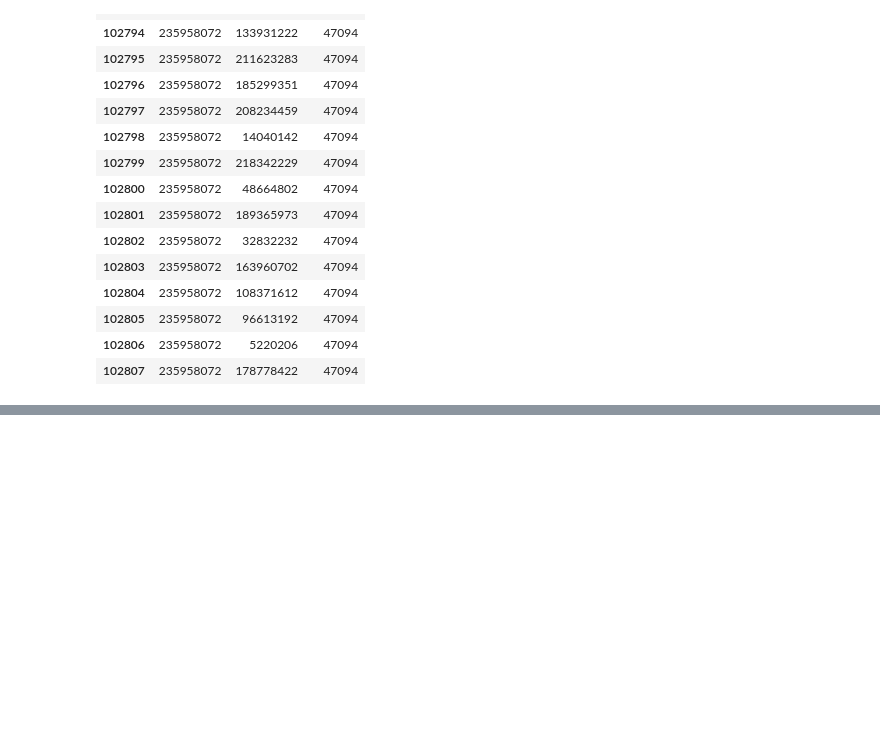
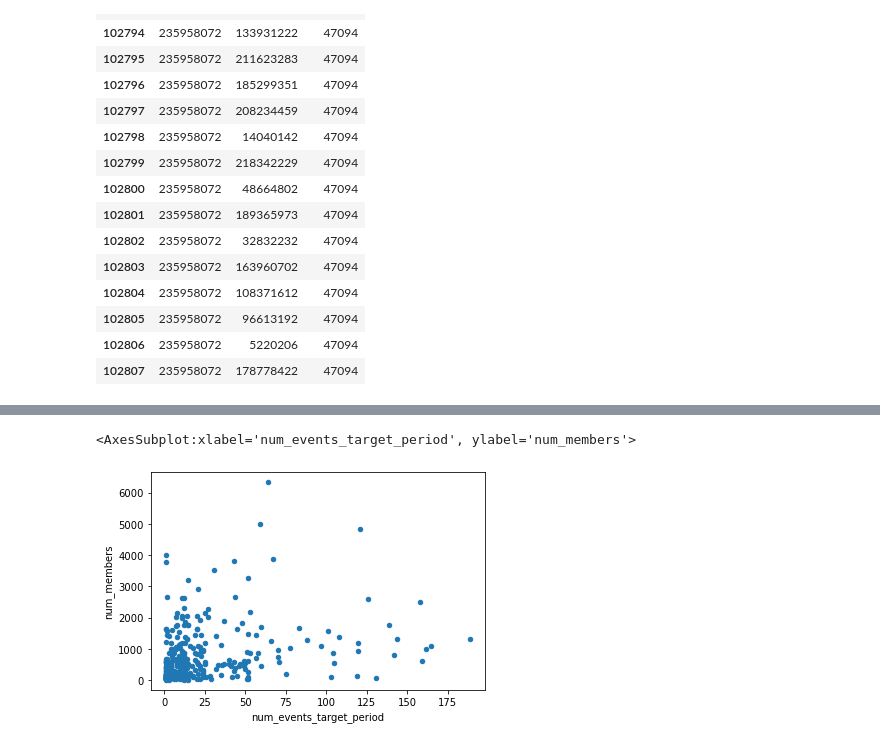
Before and after one commit to jamesreno2/python_project_eda, a Jupyter notebook: Python_project_eda.ipynb, the cells around one changed output, grey strips where cells are left out. Saved outputs shown, nothing was run; the diff lists cells and outputs as text; code cells hidden in the pictures; blank space fills up the shorter version.

```diff
--- a/Python_project_eda.ipynb
+++ b/Python_project_eda.ipynb
@@ -379,0 +427,2 @@ dtype: object
+# %%
+meta_groups_i=meta_groups.loc[meta_groups['first_event']<(max(meta_events['time_ts']).round('d')-pd.DateOffset(months=12))]
@@ -379,0 +438,4 @@ dtype: object
+# %%
+group_event_merged = meta_groups_i.merge(meta_events_t.loc\
+                    [meta_events_t['time_ts']>=(max(meta_events['time_ts']).round('d')-pd.DateOffset(months=12))],\
+                   how='left', on='group_id')
@@ -379,0 +446,3 @@ dtype: object
+# %%
+meta_groups_i = meta_groups_i.merge(group_event_merged.groupby('group_id')['event_id']\
+                                    .size().reset_index(name='num_events_target_period'),how='left',on='group_id')
@@ -379,0 +458,5 @@ dtype: object
+# %%
+meta_groups_i.plot.scatter(x='num_events_target_period',y='num_members')
+# %% [output]
+<AxesSubplot:xlabel='num_events_target_period', ylabel='num_members'>
+[figure, added]
```
Also changed, not shown: parts of 16 cells of this notebook.
